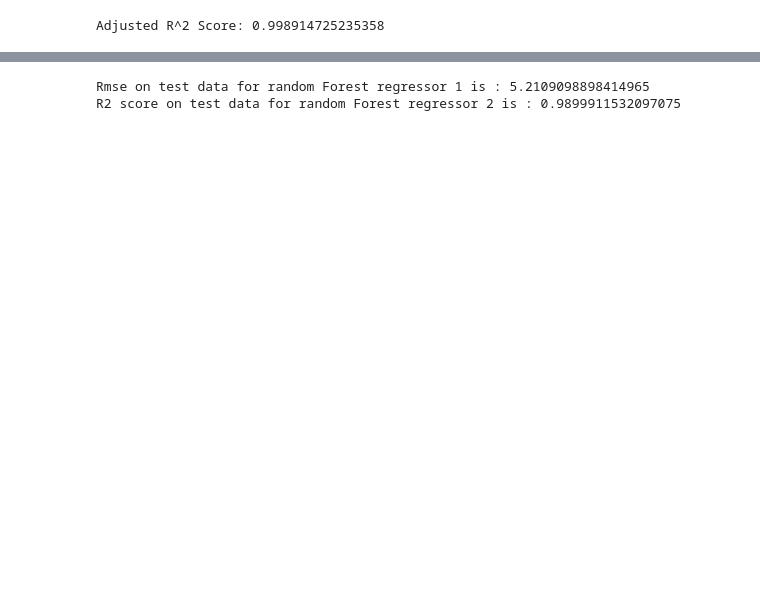
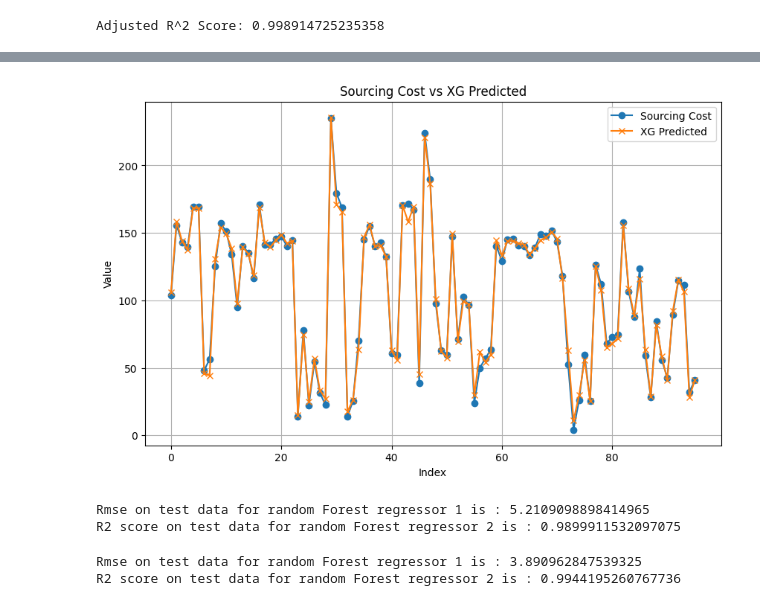
Before and after one commit to k-Rohit/AIML_Case-Study, a Jupyter notebook: Notebook/Kumar_Rohit_AIML_Assesment.ipynb, the cells around one changed output, grey strips where cells are left out. Drawn from its saved outputs; the diff is of its cells as text; code cells hidden in the pictures; blank space fills up the shorter version.

```diff
--- a/Notebook/Kumar_Rohit_AIML_Assesment.ipynb
+++ b/Notebook/Kumar_Rohit_AIML_Assesment.ipynb
@@ -1453,7 +1559,18 @@ plt.show()
+# %%
+plot_data(sourcing_cost,preds_xgboost,'Sourcing Cost','XG Predicted')
+# %% [output]
+[figure, added]
+# %%
+# Calculating the rmse and r2 score on test data for random forest
+print(f"Rmse on test data for random Forest regressor 1 is : {np.sqrt(mean_squared_error(test_data2['Sourcing Cost'], preds_rf ))}")
+print(f"R2 score on test data for random Forest regressor 2 is : {r2_score(test_data2['Sourcing Cost'], preds_rf )}")
+# %% [output]
+Rmse on test data for random Forest regressor 1 is : 5.2109098898414965
+R2 score on test data for random Forest regressor 2 is : 0.9899911532097075
 # %%
-# Calculating the rmse and r2 score on test data
-print(f"Rmse on test data for random Forest regressor 1 is : {np.sqrt(mean_squared_error(test_data2['Sourcing Cost'], preds ))}")
-print(f"R2 score on test data for random Forest regressor 2 is : {r2_score(test_data2['Sourcing Cost'], preds )}")
+# Calculating the rmse and r2 score on test data for xgboost
+print(f"Rmse on test data for random Forest regressor 1 is : {np.sqrt(mean_squared_error(test_data2['Sourcing Cost'], preds_xgboost ))}")
+print(f"R2 score on test data for random Forest regressor 2 is : {r2_score(test_data2['Sourcing Cost'], preds_xgboost )}")
 # %% [output]
-Rmse on test data for random Forest regressor 1 is : 5.2109098898414965
-R2 score on test data for random Forest regressor 2 is : 0.9899911532097075
+Rmse on test data for random Forest regressor 1 is : 3.890962847539325
+R2 score on test data for random Forest regressor 2 is : 0.9944195260767736
```
Also changed, not shown: parts of 34 cells of this notebook.
